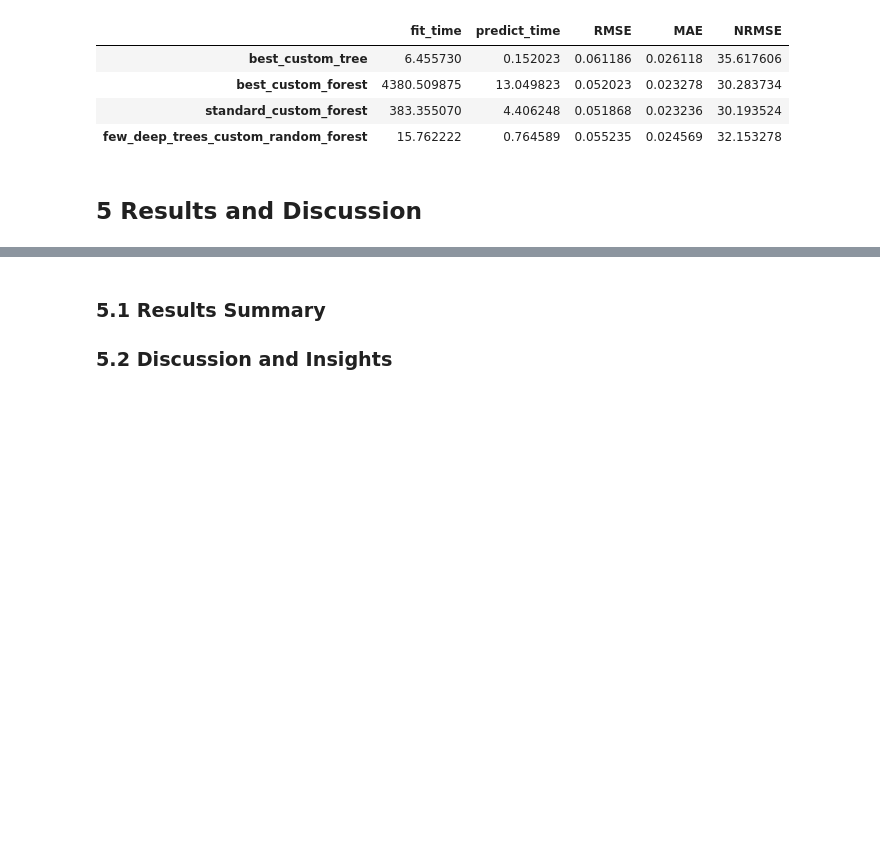
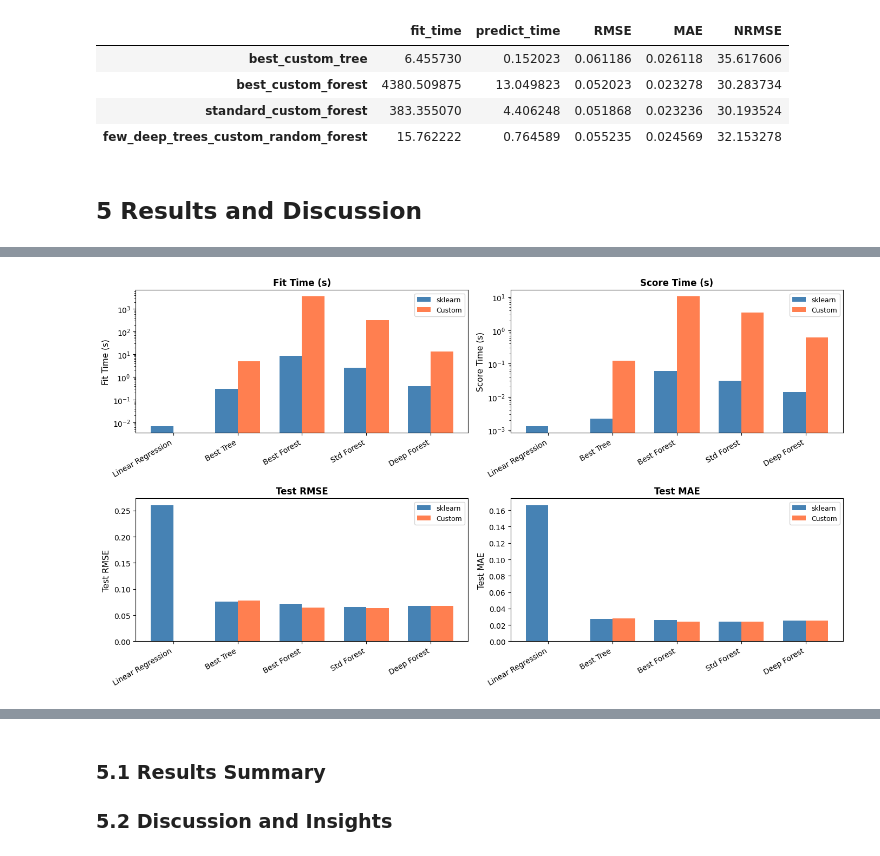
Before and after one commit to AlbertZweistein-2/184.702_MachineLearning, a Jupyter notebook: Ex2/src/Group70_OlsacherPoneschWinkler_Taiwan.ipynb, the cells around one changed output, grey strips where cells are left out. Saved outputs shown, nothing was run; the diff lists cells and outputs as text; code cells hidden in the pictures; blank space fills up the shorter version.

Commit message:
added perf. plots

```diff
--- a/Ex2/src/Group70_OlsacherPoneschWinkler_Taiwan.ipynb
+++ b/Ex2/src/Group70_OlsacherPoneschWinkler_Taiwan.ipynb
@@ -717,3 +728,30 @@ custom_ho_results
 | few_deep_trees_custom_random_forest | 15.762222 | 0.764589 | 0.055235 | 0.024569 | 32.153278 |
 # %% [markdown]
 ## 5 Results and Discussion
+# %%
+import importlib
+import pandas as pd
+import matplotlib.pyplot as plt
+
+import plot
+importlib.reload(plot)
+from plot import plot_cv_comparison, plot_holdout_comparison, plot_overfitting_comparison
+
+# Define model pairs: display_name -> [sklearn_name, custom_name]
+model_pairs = {
+    "Best Tree":   ["best_decision_tree",           "best_custom_tree"],
+    "Best Forest": ["best_random_forest",           "best_custom_forest"],
+    "Std Forest":  ["standard_random_forest",       "standard_custom_forest"],
+    "Deep Forest": ["few_deep_trees_random_forest", "few_deep_trees_custom_random_forest"]
+}
+
+# sklearn-only models: display_name -> sklearn_name
+sklearn_only = {"Linear Regression": "linear_regression"}
+
+#open csv to store in pd dataframe
+custom_cv_results = pd.read_csv('Taiwan\\custom_cross_validation_results_zh.csv', index_col=0)
+custom_ho_results = pd.read_csv('Taiwan\\custom_holdout_performance_results_zh.csv', index_col=0)
+sklearn_cv_results = pd.read_csv('Taiwan\\sklearn_cross_validation_results_zh.csv', index_col=0)
+sklearn_ho_results = pd.read_csv('Taiwan\\sklearn_holdout_performance_results_zh.csv', index_col=0)
+
+sklearn_cv_results.head()
@@ -719,0 +765,6 @@ custom_ho_results
+# %%
+# Cross-Validation Comparison (2x2: Fit Time, Score Time, Test RMSE, Test MAE)
+fig_cv = plot_cv_comparison(sklearn_cv_results, custom_cv_results, model_pairs, sklearn_only)
+plt.show()
+# %% [output]
+[figure, added]
```
Also changed, not shown: parts of 5 cells of this notebook, 1 other file.
